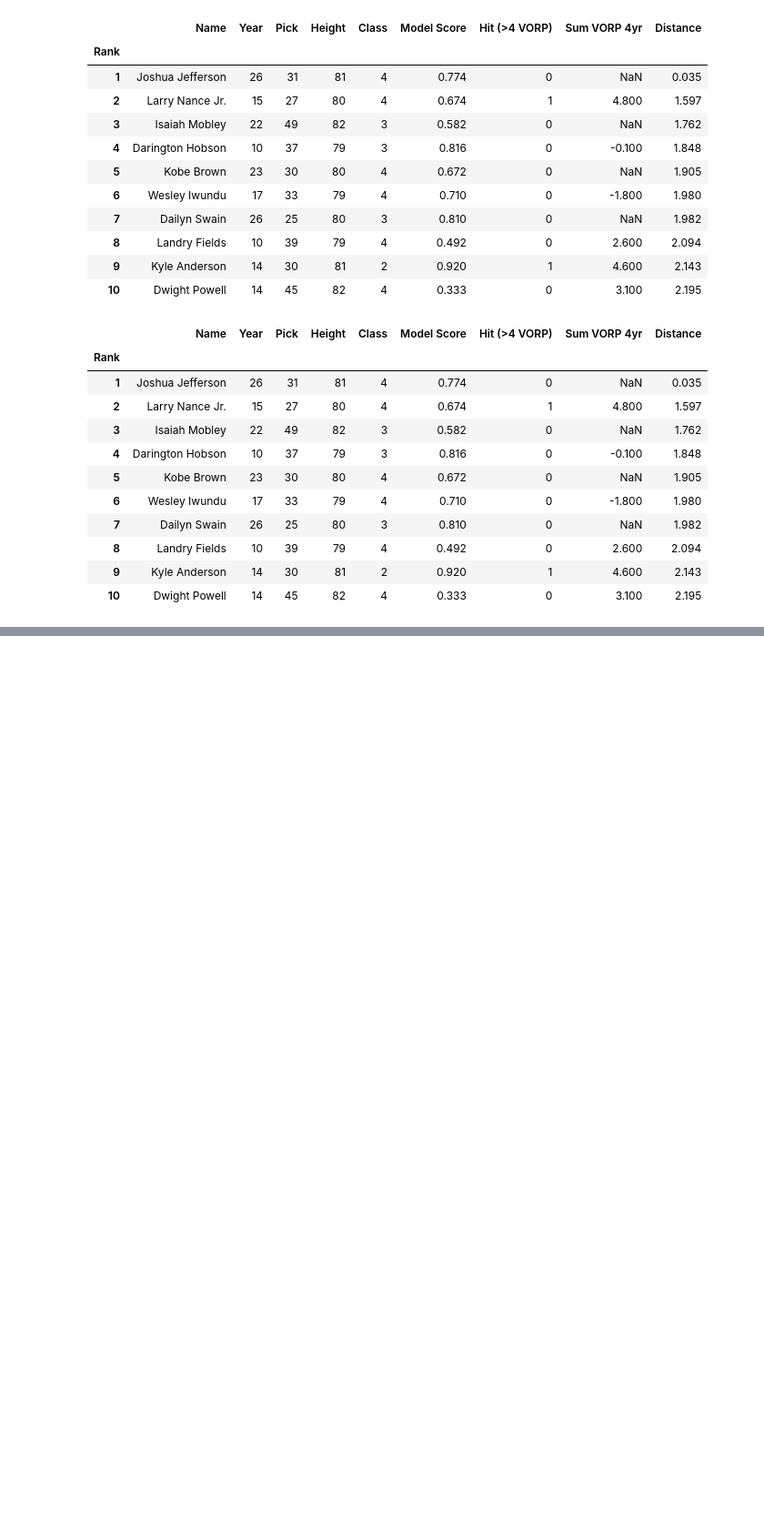
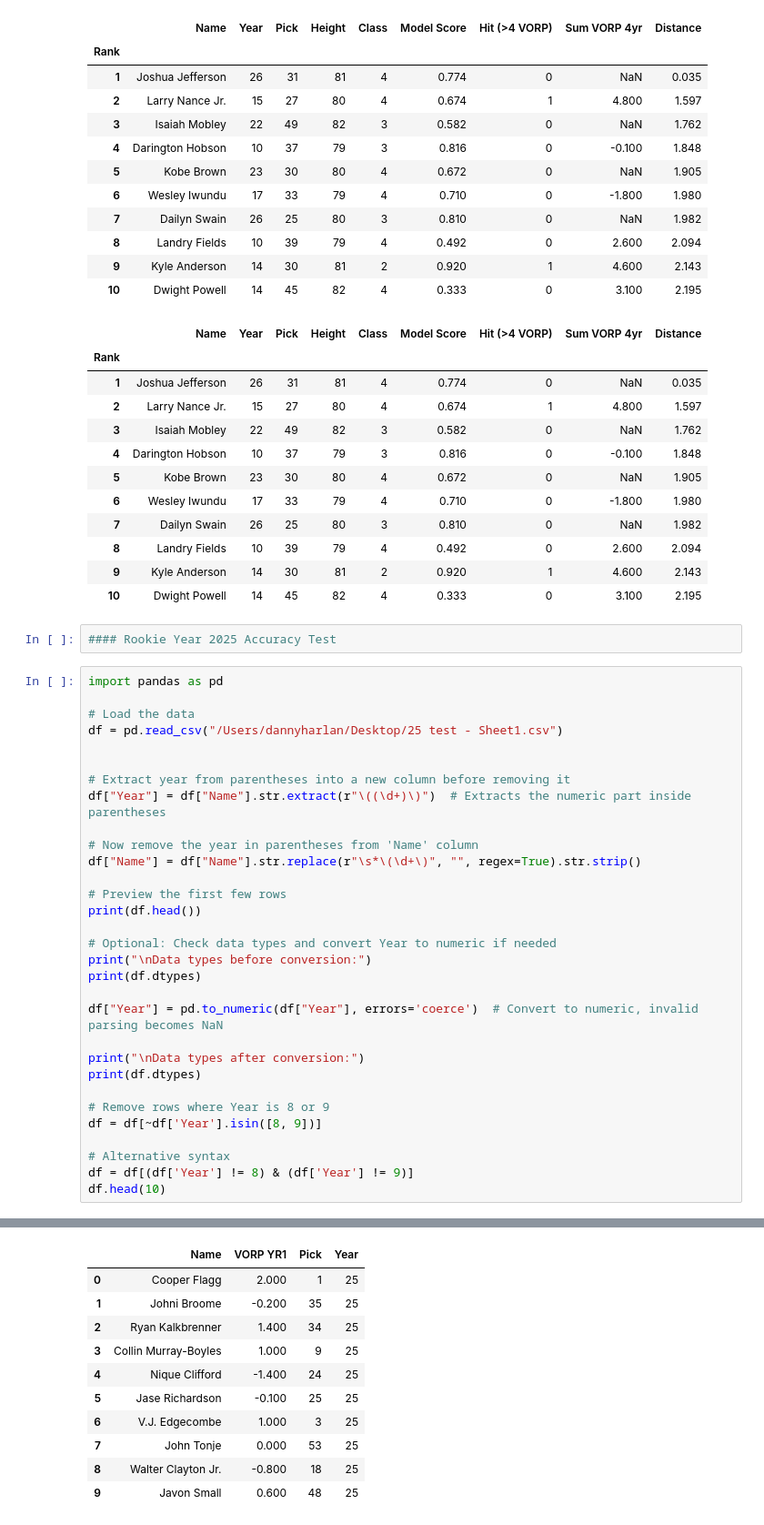
Before and after one commit to dannyharlan05/ncaab-nba-predictor, a Jupyter notebook: NCAAB Predictor.ipynb, the cells around one changed output, grey strips where cells are left out. Shown at 91% size. Saved outputs shown, nothing was run; the diff lists cells and outputs as text; blank space fills up the shorter version.

```diff
--- a/NCAAB Predictor.ipynb
+++ b/NCAAB Predictor.ipynb
@@ -3071,3 +3071,37 @@ Features used: ['LogUsg/Ast', 'DraftValue', 'LogREB', 'LogFT%', 'TO', 'Height_in
 | 8 | Landry Fields | 10 | 39 | 79 | 4 | 0.492 | 0 | 2.600 | 2.094 |
 | 9 | Kyle Anderson | 14 | 30 | 81 | 2 | 0.920 | 1 | 4.600 | 2.143 |
 | 10 | Dwight Powell | 14 | 45 | 82 | 4 | 0.333 | 0 | 3.100 | 2.195 |
+# %%
+#### Rookie Year 2025 Accuracy Test
+# %%
+import pandas as pd
+
+# Load the data
+df = pd.read_csv("/Users/dannyharlan/Desktop/25 test - Sheet1.csv")
+
+
+# Extract year from parentheses into a new column before removing it
+df["Year"] = df["Name"].str.extract(r"\((\d+)\)")  # Extracts the numeric part inside parentheses
+
+# Now remove the year in parentheses from 'Name' column
+df["Name"] = df["Name"].str.replace(r"\s*\(\d+\)", "", regex=True).str.strip()
+
+# Preview the first few rows
+print(df.head())
+
+# Optional: Check data types and convert Year to numeric if needed
+print("\nData types before conversion:")
+print(df.dtypes)
+
+df["Year"] = pd.to_numeric(df["Year"], errors='coerce')  # Convert to numeric, invalid parsing becomes NaN
+
+print("\nData types after conversion:")
+print(df.dtypes)
+
+# Remove rows where Year is 8 or 9
+df = df[~df['Year'].isin([8, 9])]
+
+# Alternative syntax
+df = df[(df['Year'] != 8) & (df['Year'] != 9)]
+df.head(10)
+# %% [output]
@@ -3073,0 +3128,11 @@ Features used: ['LogUsg/Ast', 'DraftValue', 'LogREB', 'LogFT%', 'TO', 'Height_in
+|  | Name | VORP YR1 | Pick | Year |
+| 0 | Cooper Flagg | 2.000 | 1 | 25 |
+| 1 | Johni Broome | -0.200 | 35 | 25 |
+| 2 | Ryan Kalkbrenner | 1.400 | 34 | 25 |
+| 3 | Collin Murray-Boyles | 1.000 | 9 | 25 |
+| 4 | Nique Clifford | -1.400 | 24 | 25 |
+| 5 | Jase Richardson | -0.100 | 25 | 25 |
+| 6 | V.J. Edgecombe | 1.000 | 3 | 25 |
+| 7 | John Tonje | 0.000 | 53 | 25 |
+| 8 | Walter Clayton Jr. | -0.800 | 18 | 25 |
+| 9 | Javon Small | 0.600 | 48 | 25 |
```
Also changed, not shown: parts of 26 cells of this notebook, 2 other files.
